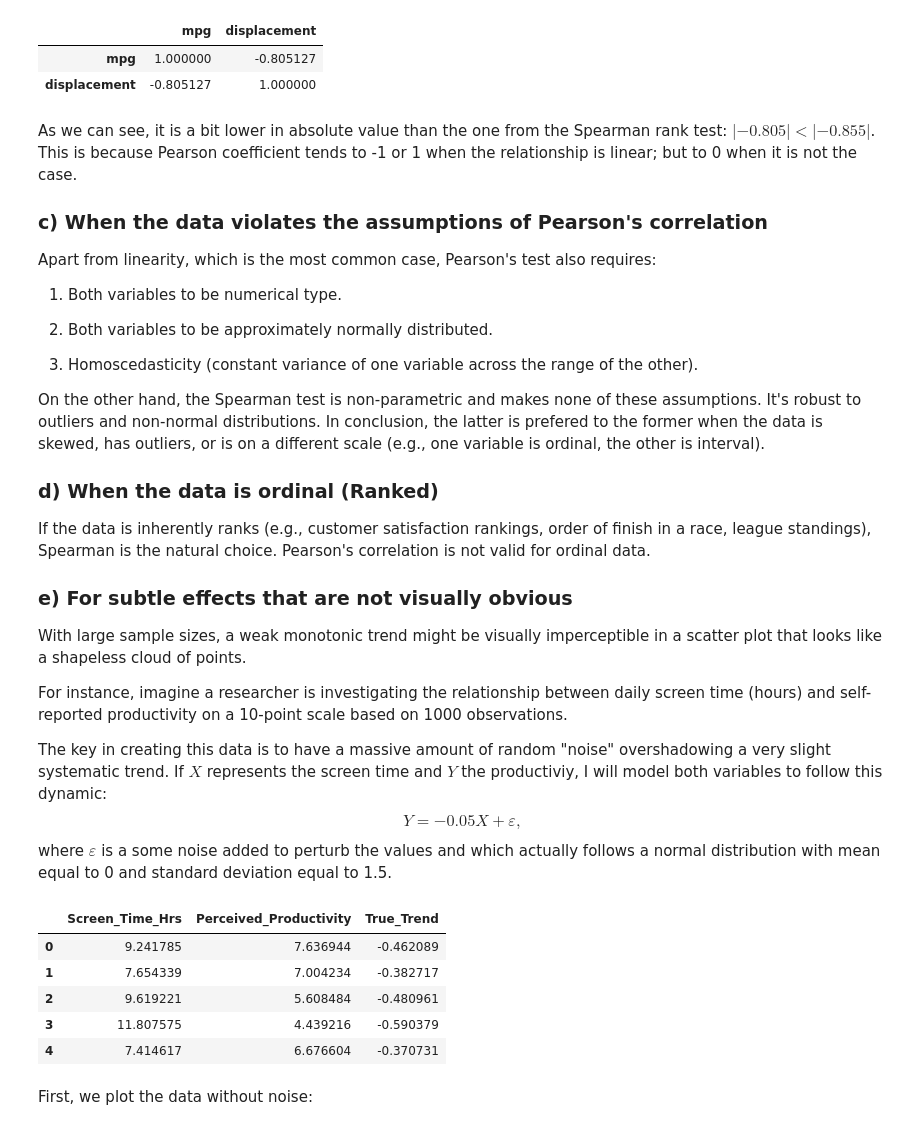
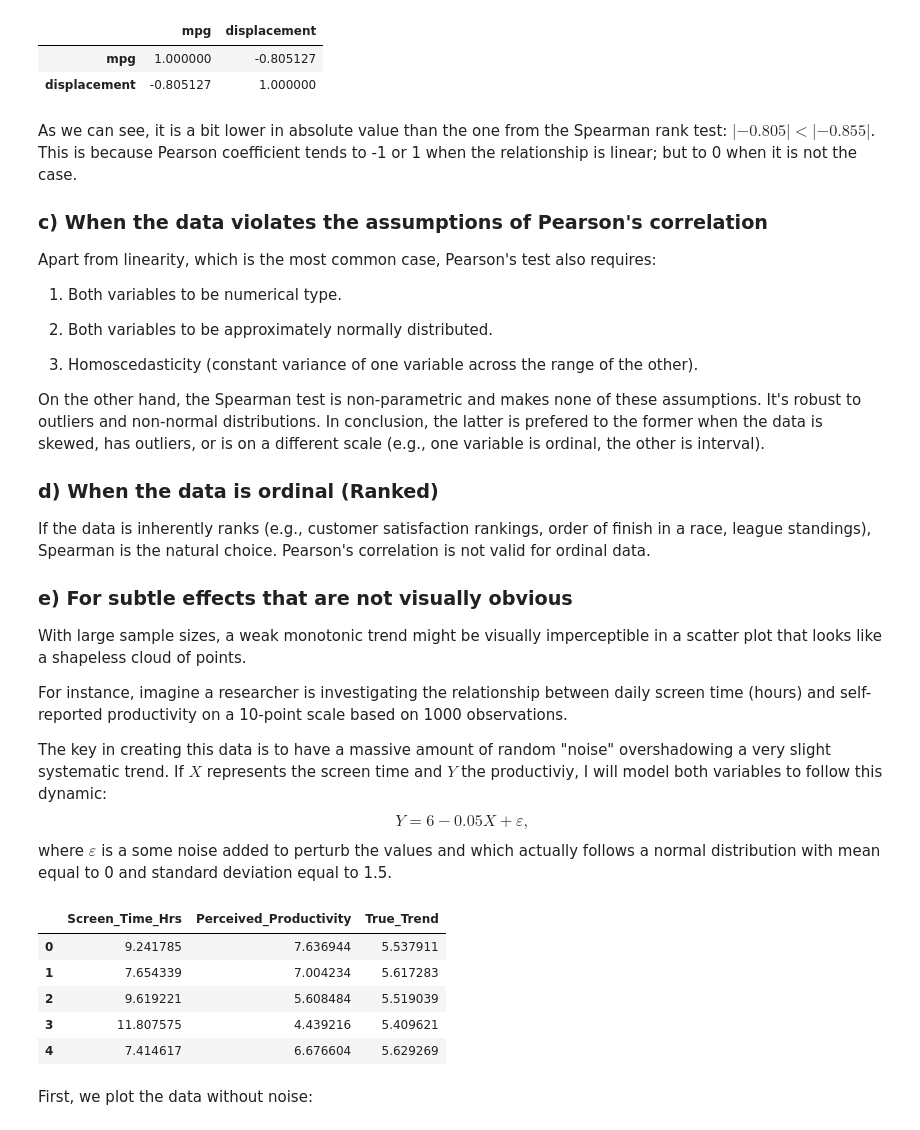
Before and after one commit to jantohidalca/LinkedIn-Guides, a Jupyter notebook: 2025/Sep - Dec/03 spearman-rank_test.ipynb, the cells around one changed output. Cells and saved outputs as stored; diff of their text form; code cells hidden in the pictures.

```diff
--- a/2025/Sep - Dec/03 spearman-rank_test.ipynb
+++ b/2025/Sep - Dec/03 spearman-rank_test.ipynb
@@ -212,47 +212,47 @@ With large sample sizes, a weak monotonic trend might be visually imperceptible
 For instance, imagine a researcher is investigating the relationship between daily screen time (hours) and self-reported productivity on a 10-point scale based on 1000 observations.
 
 The key in creating this data is to have a massive amount of random "noise" overshadowing a very slight systematic trend. If $X$ represents the screen time and $Y$ the productiviy, I will model both variables to follow this dynamic:
-$$ Y = -0.05X + \varepsilon, $$
+$$ Y = 6 -0.05X + \varepsilon, $$
 where $\varepsilon$ is a some noise added to perturb the values and which actually follows a normal distribution with mean equal to 0 and standard deviation equal to 1.5.
 # %%
 # Set a seed for reproducibility so we get the same "subtle" effect
 np.random.seed(42)  # The answer to a subtle universe
 
 # Number of samples
 n_samples = 1000
 
 # Generate the primary variable: Screen Time (hours)
 # Let's assume a roughly normal distribution centered around 8 hours.
 screen_time = np.random.normal(loc=8.0, scale=2.5, size=n_samples)
 # Clip unrealistic values (e.g., negative hours or extremely high ones)
 screen_time = np.clip(screen_time, 1, 16)
 
 # 1. Create the "true" underlying trend: a very slight decrease
 # This is the signal we want to hide in the noise.
-true_trend = -0.05 * screen_time  # This creates a very weak negative linear trend
+true_trend = 6.0 -0.05 * screen_time  # This creates a very weak negative linear trend
 
 # 2. Add the tiny signal (the true_trend) to the massive noise
 # We scale it down to make it very subtle and add the base value of 6.
-productivity = 6.0 + true_trend + np.random.normal(loc=0.0, scale=1.5, size=n_samples)
+productivity = true_trend + np.random.normal(loc=0.0, scale=1.5, size=n_samples)
 
 # 3. Clip values to fit the intended 1-10 scale
 productivity = np.clip(productivity, 1, 10)
 
 # Create the DataFrame
 df = pd.DataFrame({
     'Screen_Time_Hrs': screen_time,
     'Perceived_Productivity': productivity,
     'True_Trend': true_trend
 })
 
 df.head()
 # %% [output]
 |  | Screen_Time_Hrs | Perceived_Productivity | True_Trend |
-| 0 | 9.241785 | 7.636944 | -0.462089 |
-| 1 | 7.654339 | 7.004234 | -0.382717 |
-| 2 | 9.619221 | 5.608484 | -0.480961 |
-| 3 | 11.807575 | 4.439216 | -0.590379 |
-| 4 | 7.414617 | 6.676604 | -0.370731 |
+| 0 | 9.241785 | 7.636944 | 5.537911 |
+| 1 | 7.654339 | 7.004234 | 5.617283 |
+| 2 | 9.619221 | 5.608484 | 5.519039 |
+| 3 | 11.807575 | 4.439216 | 5.409621 |
+| 4 | 7.414617 | 6.676604 | 5.629269 |
 # %% [markdown]
 First, we plot the data without noise:
 # %%
```
Also changed, not shown: parts of 2 cells of this notebook.
